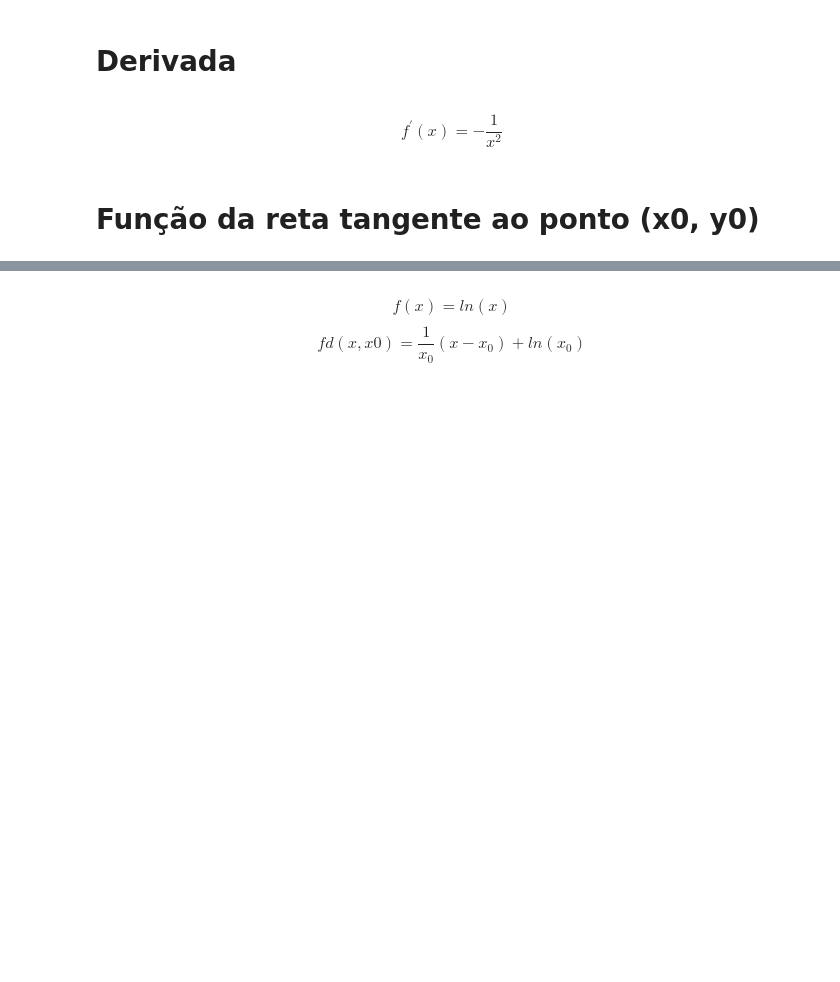
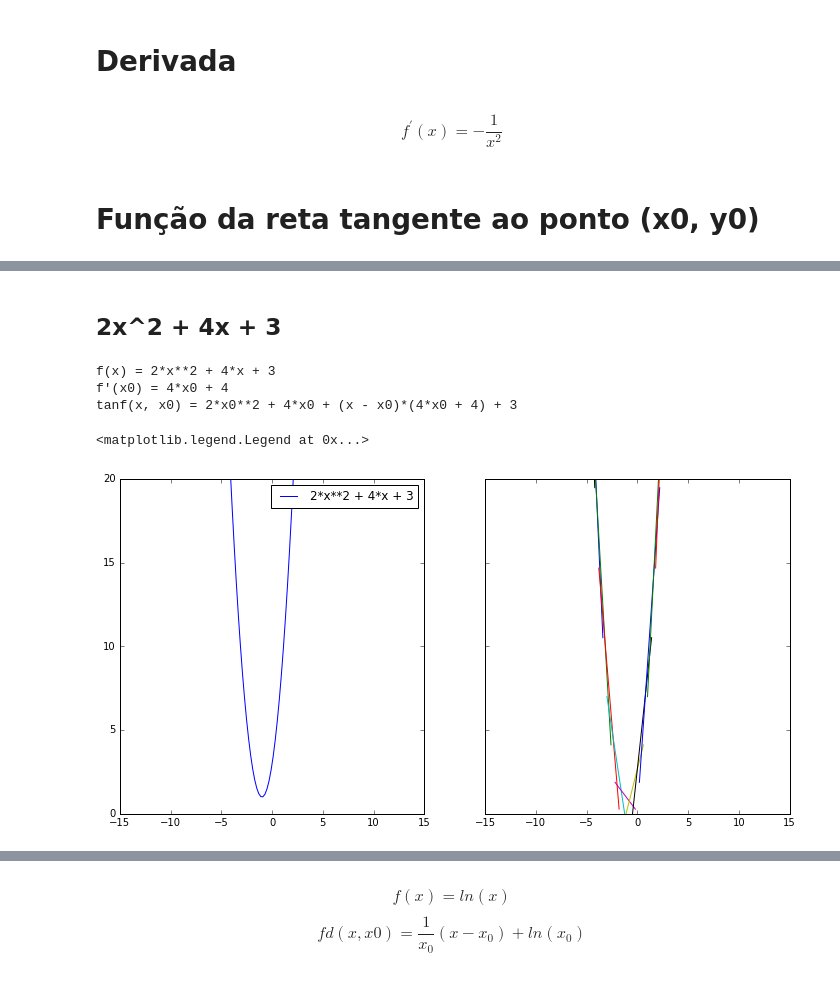
Before and after one commit to abevieiramota/learning-calculus, a Jupyter notebook: notebook/Rate of Change.ipynb, the cells around one changed output, grey strips where cells are left out. Drawn from its saved outputs; the diff is of its cells as text; code cells hidden in the pictures; blank space fills up the shorter version.

```diff
--- a/notebook/Rate of Change.ipynb
+++ b/notebook/Rate of Change.ipynb
@@ -173,0 +96,22 @@ plot_derivative(f, fd, xlim=(-10, 3), ylim=(-1, 10), n_retas=40)
+# %% [markdown]
+## 2x^2 + 4x + 3
+# %%
+f = '2*x^2 + 4*x + 3'
+xlim = (-10, 10)
+ylim = (0, 20)
+figsize = (12, 6)
+# figure
+fig, (ax1, ax2) = plt.subplots(1, 2, figsize=figsize, sharey=True, sharex=True)
+ax1.set_ylim(ylim[0], ylim[1])
+
+# plots
+plot_fx(f, xlim=xlim, ax=ax1)
+plot_tan_fx(f, np.arange(-10, 10, .8), ax=ax2, around=1)
+
+ax1.legend()
+# %% [output]
+f(x) = 2*x**2 + 4*x + 3
+f'(x0) = 4*x0 + 4
+tanf(x, x0) = 2*x0**2 + 4*x0 + (x - x0)*(4*x0 + 4) + 3
+<matplotlib.legend.Legend at 0x...>
+[figure, added]
```
Also changed, not shown: parts of 65 cells of this notebook, 1 other file.
